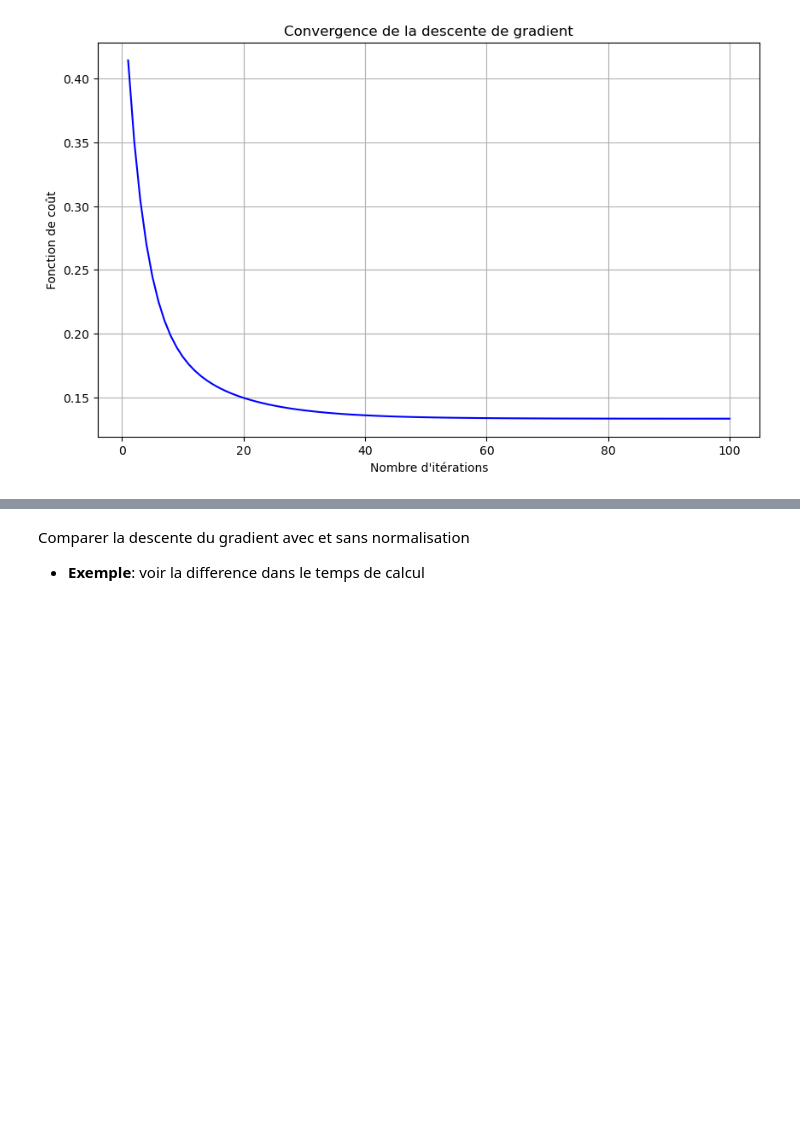
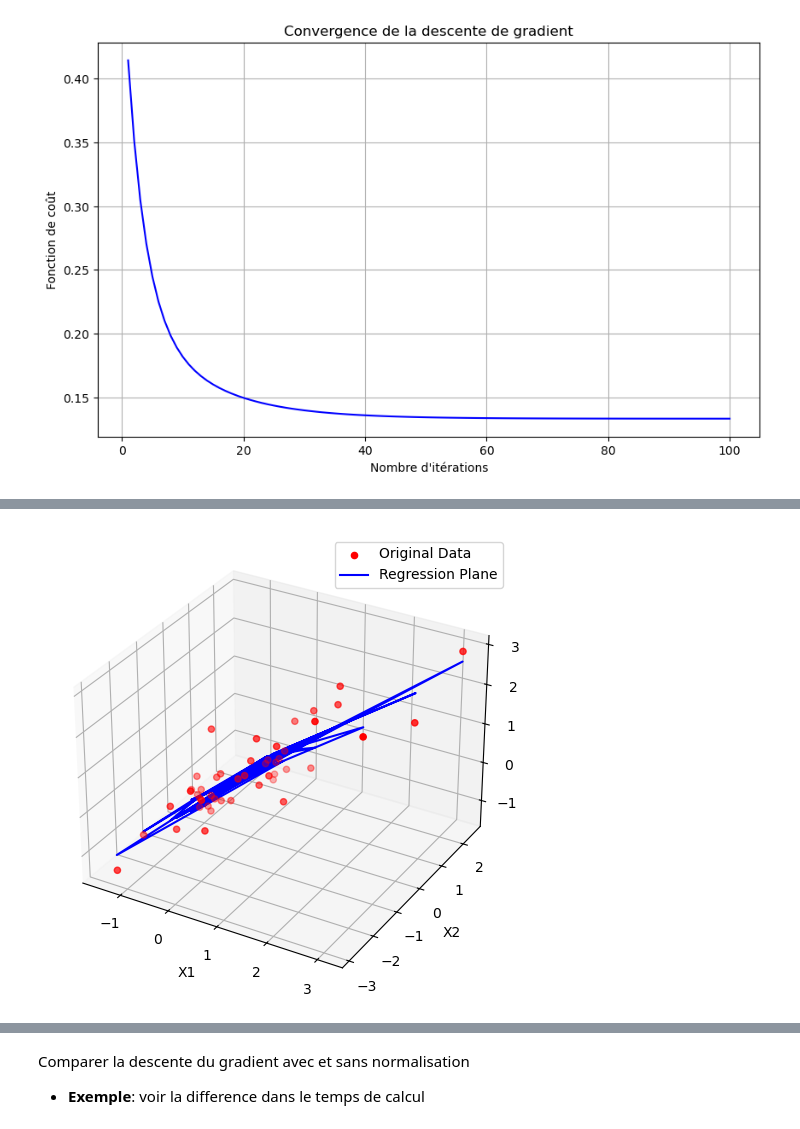
Before and after one commit to felladib/res_neurons, a Jupyter notebook: TP2/TP 2 Descente du gradient.ipynb, the cells around one changed output, grey strips where cells are left out. Saved outputs shown, nothing was run; the diff lists cells and outputs as text; code cells hidden in the pictures; blank space fills up the shorter version.

Commit message:
added the plots

```diff
--- a/TP2/TP 2 Descente du gradient.ipynb
+++ b/TP2/TP 2 Descente du gradient.ipynb
@@ -234,7 +234,7 @@ predict2
 Proposer, l'aide des fonctions définies precedemment, une regression linéaire lorsque le nombre de descripeurs est supérieur à 1, en utilisant la base d'apprentissage suivante
 # %%
 # données
-dataMulti = np.genfromtxt('dataMulti.csv', delimiter=',', dtype=float)
+dataMulti = np.genfromtxt('dataMulti.csv', delimiter=',', dtype=int)
 dataMulti.shape
 # %% [output]
 (47, 3)
@@ -340,3 +341,5 @@ plt.title('Convergence de la descente de gradient')
 plt.show()
 # %% [output]
 [figure]
+# %%
+F = model(X, theta)
@@ -342,0 +359,32 @@ plt.show()
+# %%
+import numpy as np
+import matplotlib.pyplot as plt
+from mpl_toolkits.mplot3d import Axes3D
+
+# Extract features
+x1 = X[:, 1]
+x2 = X[:, 2]
+
+# Create a 3D plot
+fig = plt.figure()
+ax = fig.add_subplot(111, projection='3d')
+
+# Scatter plot of original data points
+ax.scatter(x1, x2, y, c='r', label='Original Data')
+
+
+# Plot the regression plane
+ax.plot(x1, x2, F, color='b', label='Regression Plane')
+
+# Set labels
+ax.set_xlabel('X1')
+ax.set_ylabel('X2')
+ax.set_zlabel('Y')
+
+# Add legend
+ax.legend()
+
+# Show plot
+plt.show()
+# %% [output]
+[figure, added]
```
Also changed, not shown: parts of 5 cells of this notebook.
